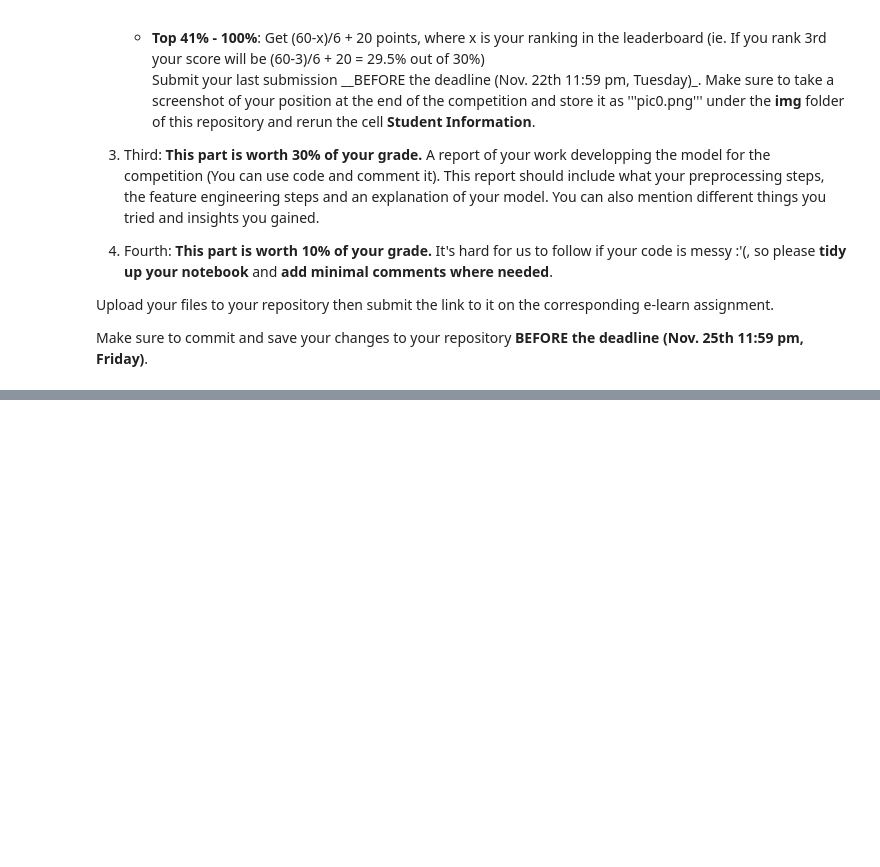
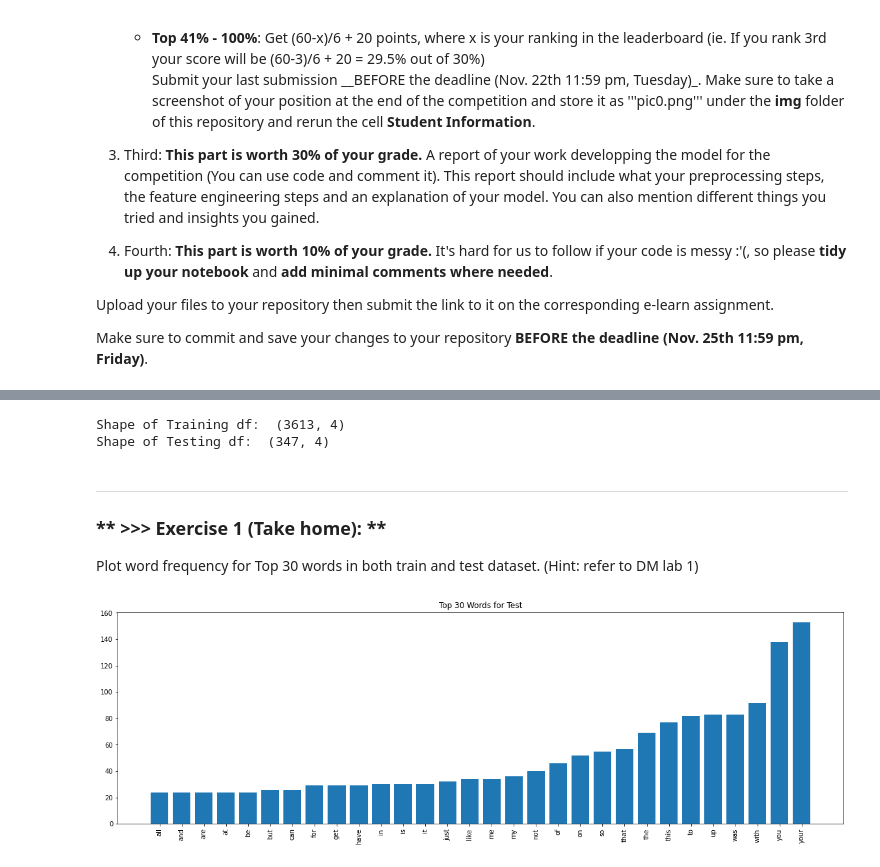
Before and after one commit to YiChiChao/DM2022-Lab2-Homework, a Jupyter notebook: DM2022-Lab2-Homework.ipynb, the cells around one changed output, grey strips where cells are left out. Drawn from its saved outputs; the diff is of its cells as text; code cells hidden in the pictures; blank space fills up the shorter version.

Commit message:
take home ex1, 2

```diff
--- a/DM2022-Lab2-Homework.ipynb
+++ b/DM2022-Lab2-Homework.ipynb
@@ -39,0 +144,14 @@ Make sure to commit and save your changes to your repository __BEFORE the deadli
+# %%
+# shuffle dataset
+train_df = train_df.sample(frac=1)
+test_df = test_df.sample(frac=1)
+# %%
+print("Shape of Training df: ", train_df.shape)
+print("Shape of Testing df: ", test_df.shape)
+# %% [output]
+Shape of Training df:  (3613, 4)
+Shape of Testing df:  (347, 4)
+# %% [markdown]
+---
+### ** >>> Exercise 1 (Take home): **
+Plot word frequency for Top 30 words in both train and test dataset. (Hint: refer to DM lab 1)
@@ -39,0 +164,34 @@ Make sure to commit and save your changes to your repository __BEFORE the deadli
+# %%
+def get_words_freq(matrix):
+  term_freq = list()
+
+  for t in matrix.T:
+    term_freq.append(t.toarray().sum())
+
+  return term_freq
+# %%
+def plot_frequent_words(term_number, target_text, plot_name):
+  N_count_vect = CountVectorizer(max_features=term_number)
+  matrix = N_count_vect.fit_transform(target_text)
+
+  words_freq = get_words_freq(matrix)
+  sort_term_list = list()
+  #sort the terms to let the plot easier to see
+  for i in np.argsort(words_freq):
+    sort_term_list.append(N_count_vect.get_feature_names()[i])
+
+  words_freq = np.sort(words_freq)
+
+
+  fig = plt.figure(figsize = (20,6))
+  ax = fig.subplots()
+  xs = N_count_vect.get_feature_names_out()
+  ys = words_freq
+  ax.bar(xs, ys)
+  plt.title(plot_name)
+  plt.xticks(rotation = 90)
+  plt.show()
+# %%
+plot_frequent_words(30, test_df.text, "Top 30 Words for Test")
+# %% [output]
+[figure, added]
```
Also changed, not shown: parts of 120 cells of this notebook.
